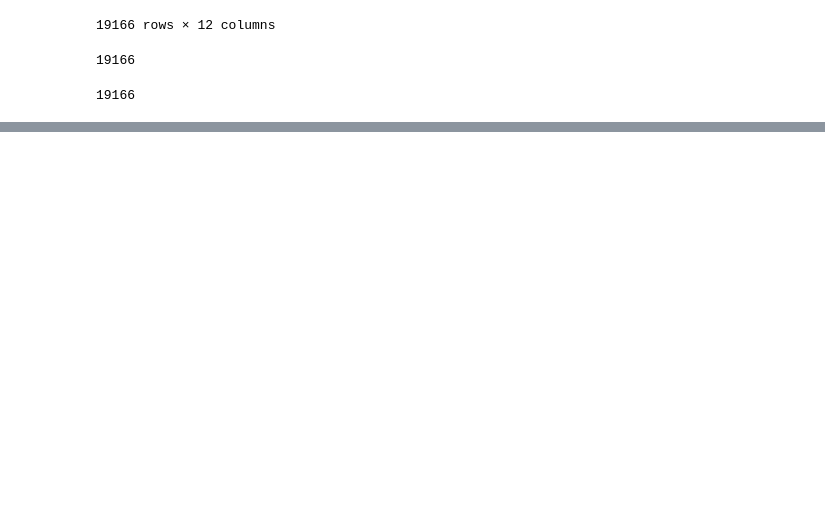
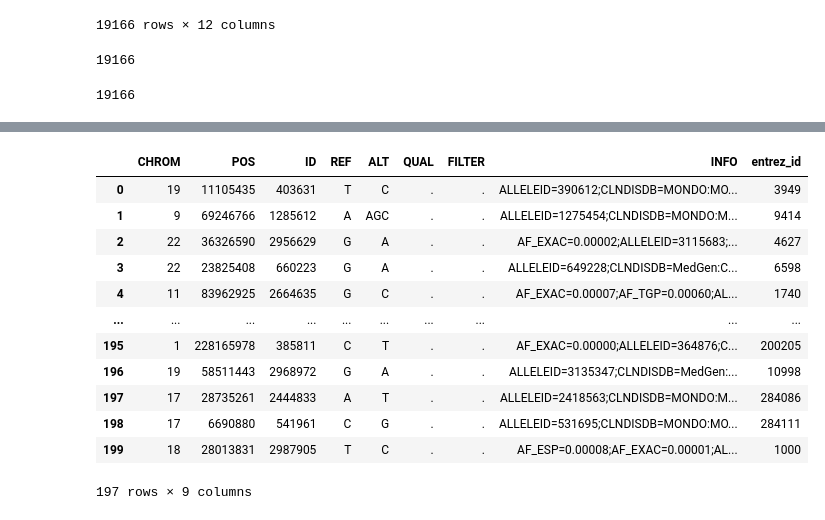
Before and after one commit to anushaggs/protein_translation, a Jupyter notebook: testing_extract_sequences.ipynb, the cells around one changed output, grey strips where cells are left out. Drawn from its saved outputs; the diff is of its cells as text; code cells hidden in the pictures; blank space fills up the shorter version.

Commit message:
added that successfully add variants

```diff
--- a/testing_extract_sequences.ipynb
+++ b/testing_extract_sequences.ipynb
@@ -217,0 +292,18 @@ Full protein: MPSSPLRVAVVCSSNQNRSMEAHNILSKRGFSVRSFGTGTHVKLPGPAPDKPNVYDFKTTYDQMYN
+# %%
+gtf_transcript_path = "/mnt/home/aaggarwal/ceph/gates_proj/ncbi_genome_hg38.p14/hg38.p14.ncbiRefSeq.transcript_final_gtf.csv"
+gtf_cds_path = "/mnt/home/aaggarwal/ceph/gates_proj/ncbi_genome_hg38.p14/hg38.p14.ncbiRefSeq.CDS_final_gtf.csv"
+vcf_path = "/mnt/home/aaggarwal/ceph/gates_proj/testing_protein_translation/vcf_files/clinvar_20250706.vcf"
+# %%
+# load GTF
+gtf_transcripts = load_gtf(gtf_transcript_path)
+gtf_cds = load_gtf(gtf_cds_path)
+
+# get gene regions for transcripts
+gene_regions = extract_gene_regions(gtf_transcripts)
+
+# load VCF
+vcf = load_vcf(vcf_path)
+
+# filer the vcf to variants/indels in gene regions and organize the variants per gene
+annotated_vcf = annotate_vcf_with_entrez(vcf, gtf_transcripts)
+variant_dict = build_variant_dict_by_entrez(annotated_vcf)
@@ -217,0 +328,16 @@ Full protein: MPSSPLRVAVVCSSNQNRSMEAHNILSKRGFSVRSFGTGTHVKLPGPAPDKPNVYDFKTTYDQMYN
+# %%
+annotated_vcf
+# %% [output]
+|  | CHROM | POS | ID | REF | ALT | QUAL | FILTER | INFO | entrez_id |
+| 0 | 19 | 11105435 | 403631 | T | C | . | . | ALLELEID=390612;CLNDISDB=MONDO:MO... | 3949 |
+| 1 | 9 | 69246766 | 1285612 | A | AGC | . | . | ALLELEID=1275454;CLNDISDB=MONDO:M... | 9414 |
+| 2 | 22 | 36326590 | 2956629 | G | A | . | . | AF_EXAC=0.00002;ALLELEID=3115683;... | 4627 |
+| 3 | 22 | 23825408 | 660223 | G | A | . | . | ALLELEID=649228;CLNDISDB=MedGen:C... | 6598 |
+| 4 | 11 | 83962925 | 2664635 | G | C | . | . | AF_EXAC=0.00007;AF_TGP=0.00060;AL... | 1740 |
+| ... | ... | ... | ... | ... | ... | ... | ... | ... | ... |
+| 195 | 1 | 228165978 | 385811 | C | T | . | . | AF_EXAC=0.00000;ALLELEID=364876;C... | 200205 |
+| 196 | 19 | 58511443 | 2968972 | G | A | . | . | ALLELEID=3135347;CLNDISDB=MedGen:... | 10998 |
+| 197 | 17 | 28735261 | 2444833 | A | T | . | . | ALLELEID=2418563;CLNDISDB=MONDO:M... | 284086 |
+| 198 | 17 | 6690880 | 541961 | C | G | . | . | ALLELEID=531695;CLNDISDB=MONDO:MO... | 284111 |
+| 199 | 18 | 28013831 | 2987905 | T | C | . | . | AF_ESP=0.00008;AF_EXAC=0.00001;AL... | 1000 |
+197 rows × 9 columns
```
Also changed, not shown: parts of 15 cells of this notebook, 14 other files.
